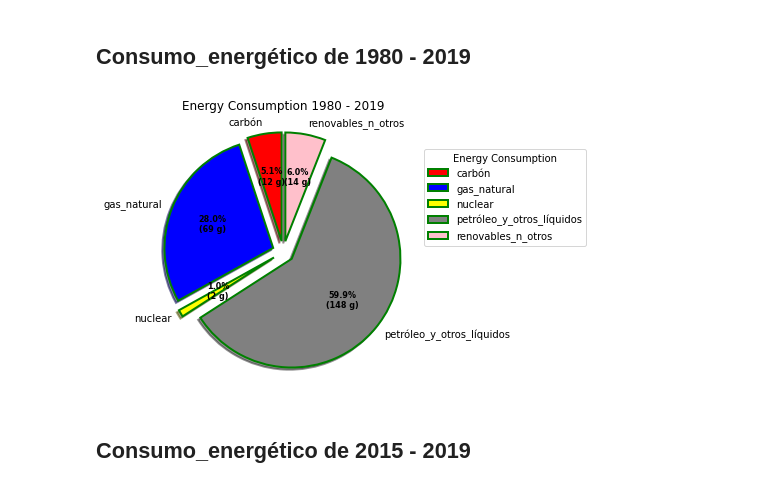
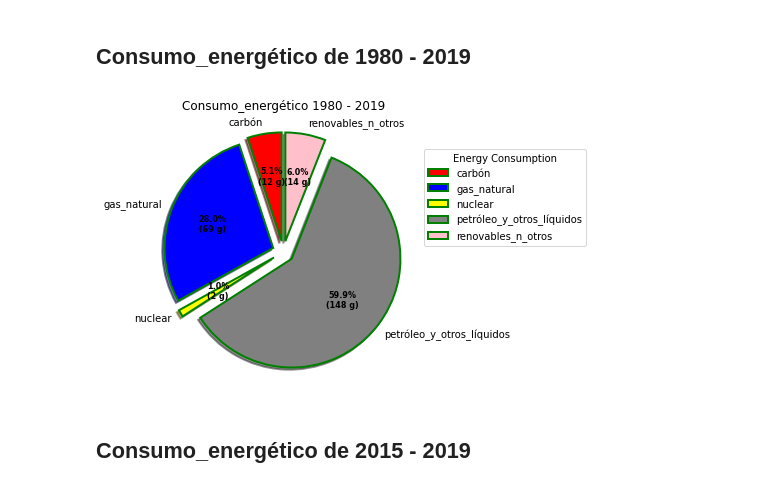
Before and after one commit to IsaacIV/EnergyConsumption, a Jupyter notebook: Mexicos_energy_consumption.ipynb, the cells around one changed output. Saved outputs shown, nothing was run; the diff lists cells and outputs as text; code cells hidden in the pictures.

```diff
--- a/Mexicos_energy_consumption.ipynb
+++ b/Mexicos_energy_consumption.ipynb
@@ -136,35 +136,35 @@ def func(pct, allvalues):
     return "{:.1f}%\n({:d} g)".format(pct, absolute)
 
 wp = { 'linewidth' : 2, 'edgecolor' : "green" }
 
 explode = (0.1, 0.1, 0.1, 0.1, 0.1)
 
 colors = ( "red", "blue", "yellow",
           "grey", "pink", )
 
 f, axes = plt.subplots(figsize = (11, 5))
 wedges, texts, autotexts = axes.pie(pie_chart_tec.Energy_consumption,
                                   autopct = lambda pct: func(pct, pie_chart_tec.Energy_consumption),
                                   labels = pie_chart_tec.Energy_type,
                                   explode = explode,
                                   colors = colors,
                                   shadow = True,
                                   startangle = 90,
                                   wedgeprops = wp,
                                   textprops = dict(color ="black"))
 
 axes.legend(wedges, pie_chart_tec.Energy_type,
           title ="Energy Consumption",
           loc ="center left",
           bbox_to_anchor =(1, .2, 0.5, 1))
 
 plt.setp(autotexts, size = 8, weight ="bold")
-axes.set_title("Energy Consumption 1980 - 2019")
+axes.set_title("Consumo_energético 1980 - 2019")
 
 # show plot
 plt.show()
 # %% [output]
-[figure, old version]
+[figure, new version]
 # %% [markdown]
 <h2>Consumo_energético de 2015 - 2019</h2>
 # %%
```
Also changed, not shown: parts of 4 cells of this notebook.
